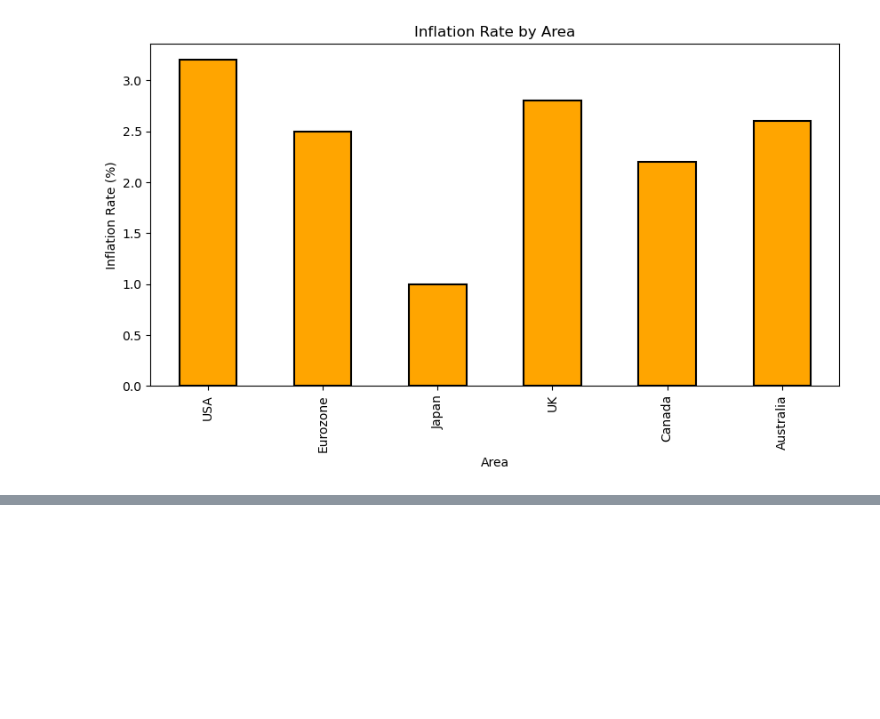
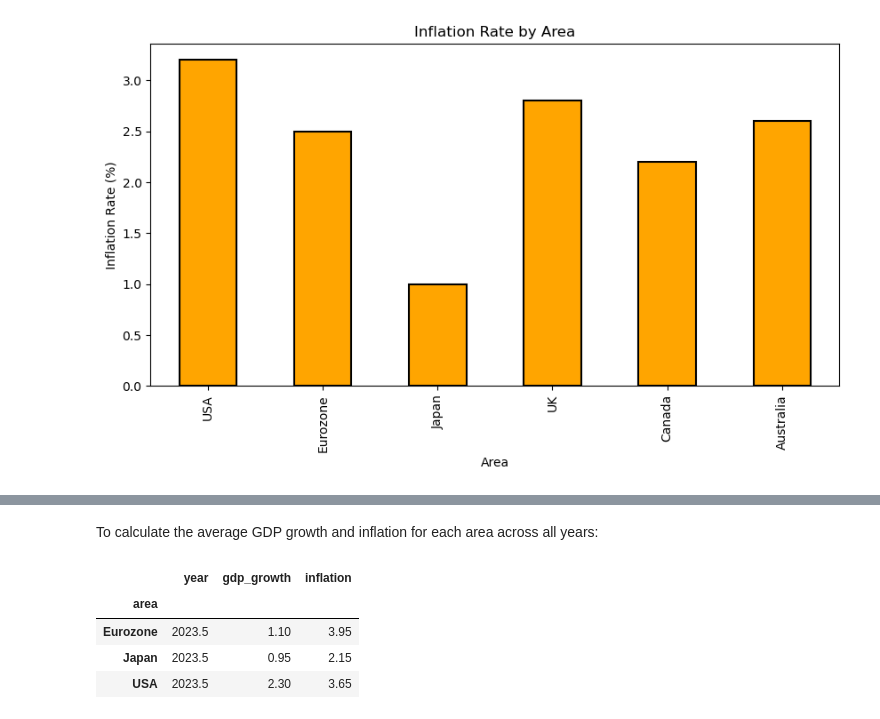
Before and after one commit to jmarbet/ai-big-data-course, a Jupyter notebook: notebooks/python_packages_pandas.ipynb, the cells around one changed output, grey strips where cells are left out. Saved outputs shown, nothing was run; the diff lists cells and outputs as text; code cells hidden in the pictures; blank space fills up the shorter version.

```diff
--- a/notebooks/python_packages_pandas.ipynb
+++ b/notebooks/python_packages_pandas.ipynb
@@ -888,0 +947,10 @@ We will cover these and other data I/O methods in more detail in later sections
+# %% [markdown]
+To calculate the average GDP growth and inflation for each area across all years:
+# %%
+df_multi_year.groupby("area").mean()
+# %% [output]
+|  | year | gdp_growth | inflation |
+| area |  |  |  |
+| Eurozone | 2023.5 | 1.10 | 3.95 |
+| Japan | 2023.5 | 0.95 | 2.15 |
+| USA | 2023.5 | 2.30 | 3.65 |
```
Also changed, not shown: parts of 32 cells of this notebook, 51 other files.
